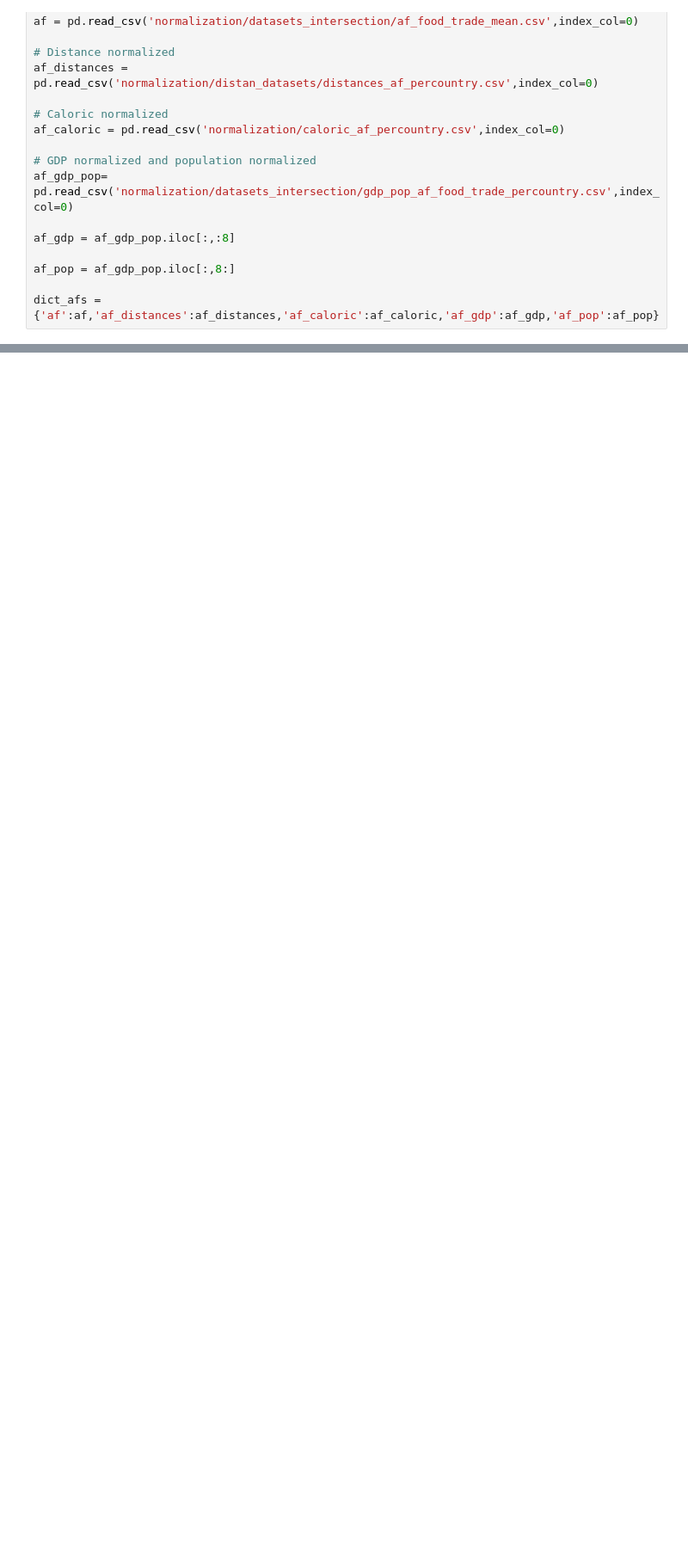
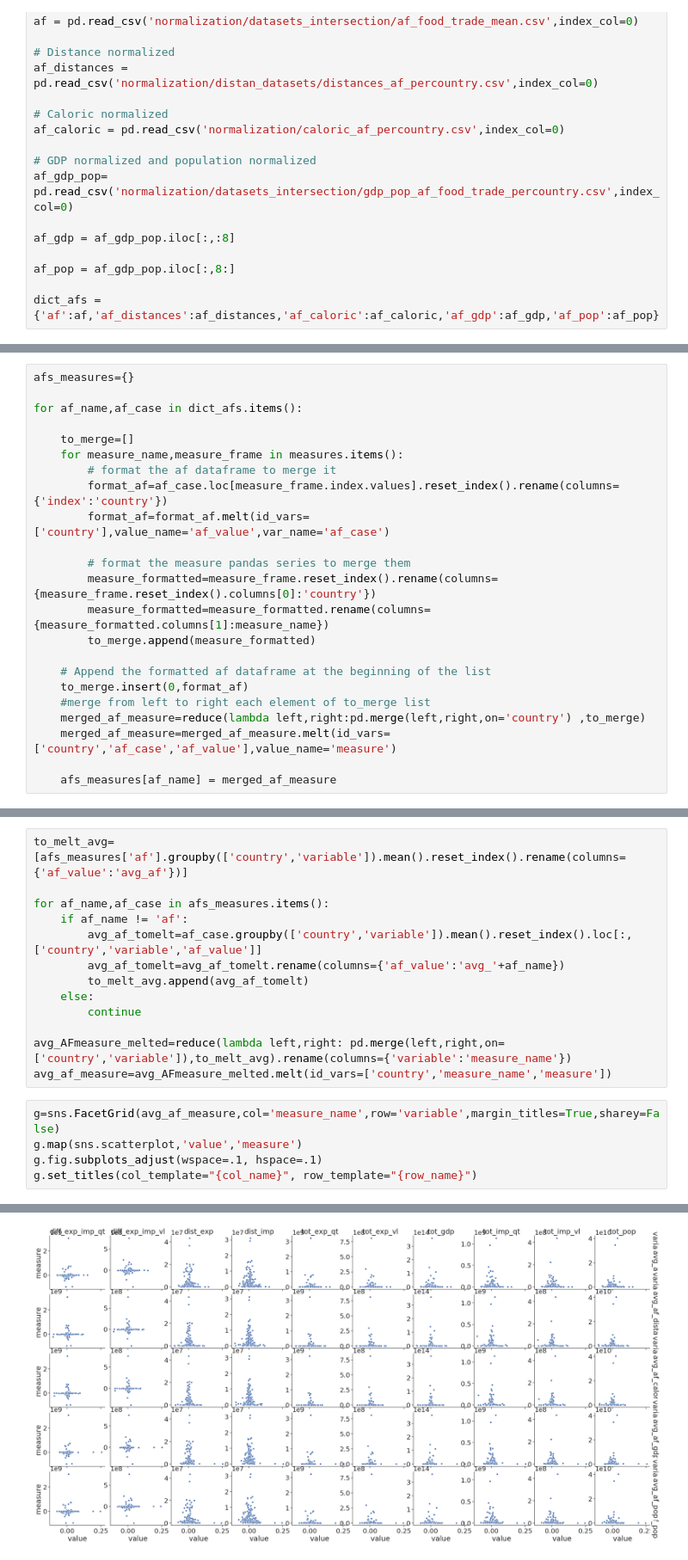
Before and after one commit to asim-v/AOFFTN, a Jupyter notebook: scatterplots_AF.ipynb, the cells around one changed output, grey strips where cells are left out. Shown: that part at 86% size. Drawn from its saved outputs; the diff is of its cells as text; blank space fills up the shorter version.

Commit message:
added new scatterplots

```diff
--- a/scatterplots_AF.ipynb
+++ b/scatterplots_AF.ipynb
@@ -67,0 +102,23 @@ af_dist_exp=af_distances.loc[tot_exp_vl.index.values] # filter exporter countrie
+# %%
+afs_measures={}
+
+for af_name,af_case in dict_afs.items():
+
+    to_merge=[]
+    for measure_name,measure_frame in measures.items():
+        # format the af dataframe to merge it
+        format_af=af_case.loc[measure_frame.index.values].reset_index().rename(columns={'index':'country'})
+        format_af=format_af.melt(id_vars=['country'],value_name='af_value',var_name='af_case')
+
+        # format the measure pandas series to merge them
+        measure_formatted=measure_frame.reset_index().rename(columns={measure_frame.reset_index().columns[0]:'country'})
+        measure_formatted=measure_formatted.rename(columns={measure_formatted.columns[1]:measure_name})
+        to_merge.append(measure_formatted)
+
+    # Append the formatted af dataframe at the beginning of the list
+    to_merge.insert(0,format_af)
+    #merge from left to right each element of to_merge list
+    merged_af_measure=reduce(lambda left,right:pd.merge(left,right,on='country') ,to_merge)
+    merged_af_measure=merged_af_measure.melt(id_vars=['country','af_case','af_value'],value_name='measure')
+
+    afs_measures[af_name] = merged_af_measure
@@ -67,0 +131,19 @@ af_dist_exp=af_distances.loc[tot_exp_vl.index.values] # filter exporter countrie
+# %%
+to_melt_avg=[afs_measures['af'].groupby(['country','variable']).mean().reset_index().rename(columns={'af_value':'avg_af'})]
+
+for af_name,af_case in afs_measures.items():
+    if af_name != 'af':
+        avg_af_tomelt=af_case.groupby(['country','variable']).mean().reset_index().loc[:,['country','variable','af_value']]
+        avg_af_tomelt=avg_af_tomelt.rename(columns={'af_value':'avg_'+af_name})
+        to_melt_avg.append(avg_af_tomelt)
+    else:
+        continue
+
+avg_AFmeasure_melted=reduce(lambda left,right: pd.merge(left,right,on=['country','variable']),to_melt_avg).rename(columns={'variable':'measure_name'})
+avg_af_measure=avg_AFmeasure_melted.melt(id_vars=['country','measure_name','measure'])
+# %%
+g=sns.FacetGrid(avg_af_measure,col='measure_name',row='variable',margin_titles=True,sharey=False)
+g.map(sns.scatterplot,'value','measure')
+g.fig.subplots_adjust(wspace=.1, hspace=.1)
+g.set_titles(col_template="{col_name}", row_template="{row_name}")
+# %% [output]
@@ -68,3 +151,4 @@ af_dist_exp=af_distances.loc[tot_exp_vl.index.values] # filter exporter countrie
+[figure, added]
 # %%
 def corrdot(*args, **kwargs):
     corr_r = args[0].corr(args[1], 'pearson')
```
Also changed, not shown: parts of 13 cells of this notebook, 1 other file.
